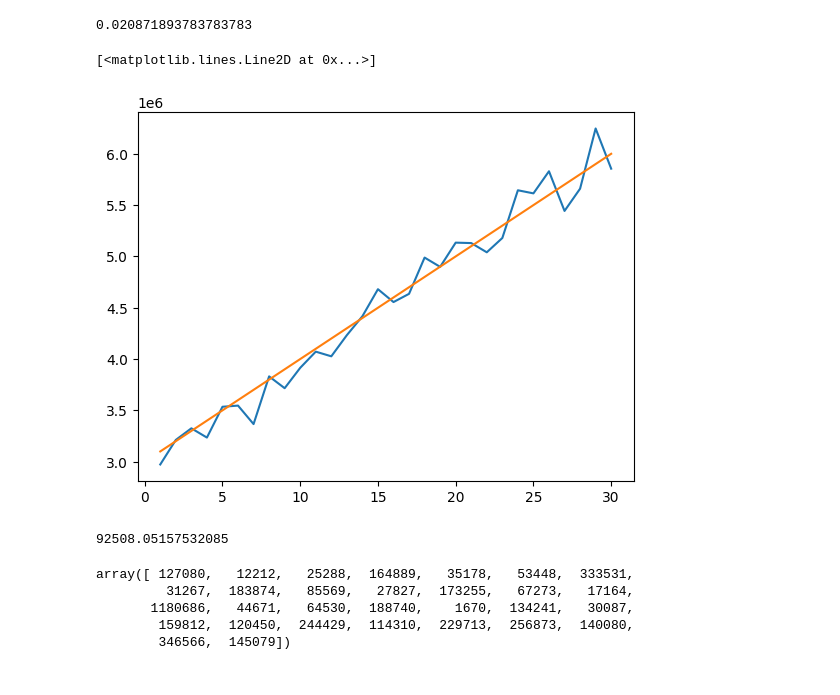
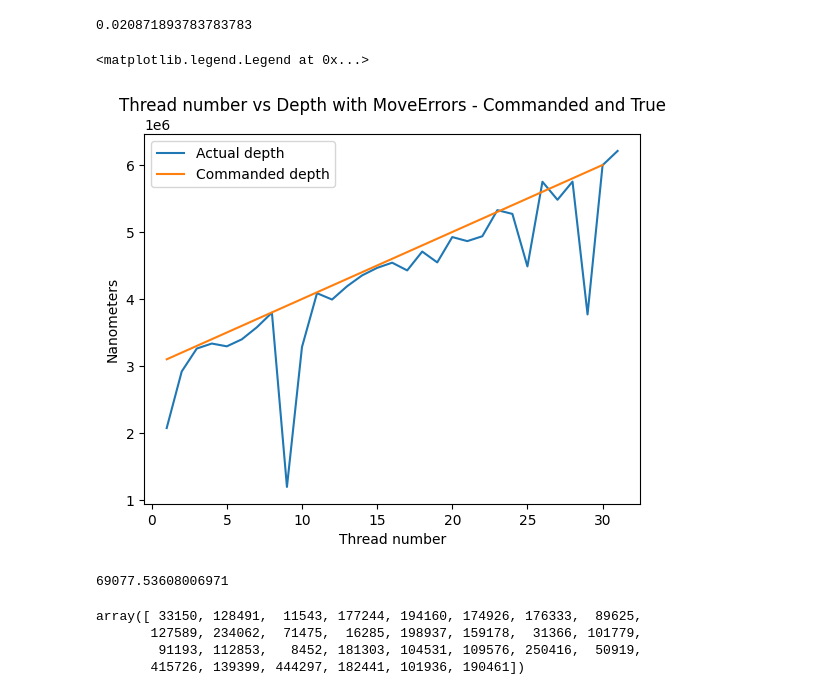
Before and after one commit to abhatia1205/neural-ink-interview-2, a Jupyter notebook: motion_exploration.ipynb, the cells around one changed output. Drawn from its saved outputs; the diff is of its cells as text; code cells hidden in the pictures.

```diff
--- a/motion_exploration.ipynb
+++ b/motion_exploration.ipynb
@@ -251,46 +251,57 @@ np.diff(x).mean()/1e9
 # y_values = [
 #     3516258, 2534433, 3630557, 3556578, 3445651, 3840314, 3186063, 4576242, 3625266, 4510297, 3980809, 4335072, 4201374, 3857635, 4963893, 4023798, 4788788, 5485931, 4441175, 5767516, 5007125, 4964097, 5677922, 4538296, 5604448, 6137265, 5245269, 5856350, 6773288, 5417013,
 # ]
 
 #y_values = [3457382, 2796279, 3813517, 2971414, 4042913, 3229188, 4229704, 3128911, 4276850, 3252993, 4382665, 6215364, 3826036, 5071079, 4388074, 4812937, 5001536, 4213061, 5486748, 4454808, 5738812, 5148052, 4830423, 5843950, 4968533, 5532347, 6593028, 5691938, 5882704, 6701050,]
 
 #y_values = [3551497, 2657942, 3570108, 2804724, 3516441, 4046215, 3316145, 4576997, 3691543, 4494426, 3974117, 4299256, 4788317, 3703547, 4963343, 4212216, 5099381, 5578379, 4576110, 5658582, 5386737, 4607030, 5782175, 4550782, 5239871, 6279869, 5564883, 5754157, 6810024, 5628893]
 
 #y_values = [2935528, 4753584, 2671970, 3921771, 3427812, 3825304, 4100017, 3701252, 4341719, 3516484, 4484143, 3310056, 4670558, 4206454, 4214984, 5402470, 4400476, 5239634, 5095913, 4596700, 5537904, 4414524, 5255832, 5967817, 5116329, 5753072, 6602284, 5180734, 6393872, 6087486]
 
 y_values = [2579035, 2662534, 2684173, 2826151, 3012986, 2931519, 3113758, 3232751, 3377158, 3430594, 3510494, 3604490, 3712375, 3807266, 3807512, 3938954, 4043071, 4183028, 4293259, 4220759, 4335811, 4551778, 4595705, 4739718, 4821622, 4834870, 4891551, 5061577, 5200240, 5295401,]
 
 y_values = [2533044, 2669613, 2851318, 2956940, 2979375, 3078652, 3096710, 3326476, 3349499, 3402420, 3547803, 3586453, 3665142, 3822124, 3824345, 3935531, 4054548, 4188199, 4227697, 4337472, 4365733, 4446126, 4563437, 4613071, 4765291, 4919966, 4882760, 5009114, 5145110, 5263018,]
 
 y_values= [2623297, 2723963, 2864959, 2914945, 2991653, 3085486, 3161942, 3266009, 3383881, 3429101, 3585194, 3609330, 3758752, 3835060, 3879773, 3956010, 4126538, 4150160, 4229879, 4341022, 4413744, 4552823, 4639505, 4712158, 4774589, 4902991, 4955104, 5097393, 5198038, 5288980]
 
 y_values = [2972920, 3212212, 3325288, 3235111, 3535178, 3546552, 3366469, 3831267, 3716126, 3914431, 4072173, 4026745, 4232727, 4417164, 4680686, 4555329, 4635470, 4988740, 4898330, 5134241, 5130087, 5040188, 5179550, 5644429, 5614310, 5829713, 5443127, 5659920, 6246566, 5854921,]
 
+y_values = [3133150, 3328491, 3288457, 3222756, 3694160, 3425074, 3523667, 3710375, 4027589, 3765938, 4028525, 4216285, 4498937, 4240822, 4468634, 4498221, 4608807, 4912853, 4891548, 4818697, 4995469, 5309576, 5550416, 5349081, 5915726, 5739399, 6144297, 5982441, 6001936, 5809539,]
+
+y_values = [2909637, 3153969, 3143652, 3465144, 3412956, 3456803, 3611058, 3568698, 3921097, 4013965, 4093475, 4242971, 4173028, 4494966, 4486035, 4365319, 4849535, 4880646, 4982019, 4956244, 4986825, 4922844, 5382902, 5535663, 5364073, 5618919, 5607487, 5771437, 5973979, 6041238]
+
+y_values = [2962096, 2989098, 3206437, 3092651, 3318044, 3526116, 3573620, 3523832, 3916679, 3911574, 4077769, 4191794, 4422181, 4441397, 4437269, 4285824, 4718357, 4811822, 4865246, 5153880, 5053809, 5116712, 5278586, 5626226, 5562850, 5484605, 5933592, 5905660, 6022388, 6208704]
+
+y_values = [2074478, 2919039, 3260355, 3335469, 3293855, 3398497, 3578500, 3796050, 1195803, 3282164, 4086599, 3992027, 4190193, 4352345, 4464521, 4541969, 4426753, 4707812, 4546284, 4924594, 4863750, 4936634, 5326156, 5269929, 4486330, 5749646, 5480588, 5751853, 3769764, 5996678, 6209755]
+
 y_true = [
                                                         3_100_000, 3_200_000, 3_300_000, 3_400_000, 3_500_000,
                                                         3_600_000, 3_700_000, 3_800_000, 3_900_000, 4_000_000,
                                                         4_100_000, 4_200_000, 4_300_000, 4_400_000, 4_500_000,
                                                         4_600_000, 4_700_000, 4_800_000, 4_900_000, 5_000_000,
                                                         5_100_000, 5_200_000, 5_300_000, 5_400_000, 5_500_000,
                                                         5_600_000, 5_700_000, 5_800_000, 5_900_000, 6_000_000]
 
 # Generating corresponding x-values (1 to 23)
 x_values = list(range(1, len(y_values) + 1))
 
-plt.plot(x_values, y_values)
-plt.plot(list(range(1, len(y_true) + 1)), y_true)
+plt.plot(x_values, y_values, label="Actual depth")
+plt.plot(list(range(1, len(y_true) + 1)), y_true, label="Commanded depth")
+plt.xlabel("Thread number")
+plt.ylabel("Nanometers")
+plt.title("Thread number vs Depth with MoveErrors - Commanded and True")
+plt.legend()
 # %% [output]
-[<matplotlib.lines.Line2D at 0x...>]
+<matplotlib.legend.Legend at 0x...>
-[figure, old version]
+[figure, new version]
 # %%
 np.abs((np.array(y_values) - np.array(y_true))).std()
 # %% [output]
-92508.05157532085
+69077.53608006971
 # %%
 np.abs((np.array(y_values) - np.array(y_true)))
 # %% [output]
-array([ 127080,   12212,   25288,  164889,   35178,   53448,  333531,
-         31267,  183874,   85569,   27827,  173255,   67273,   17164,
-       1180686,   44671,   64530,  188740,    1670,  134241,   30087,
-        159812,  120450,  244429,  114310,  229713,  256873,  140080,
-        346566,  145079])
+array([ 33150, 128491,  11543, 177244, 194160, 174926, 176333,  89625,
+       127589, 234062,  71475,  16285, 198937, 159178,  31366, 101779,
+        91193, 112853,   8452, 181303, 104531, 109576, 250416,  50919,
+       415726, 139399, 444297, 182441, 101936, 190461])
```
Also changed, not shown: 9 other files.
